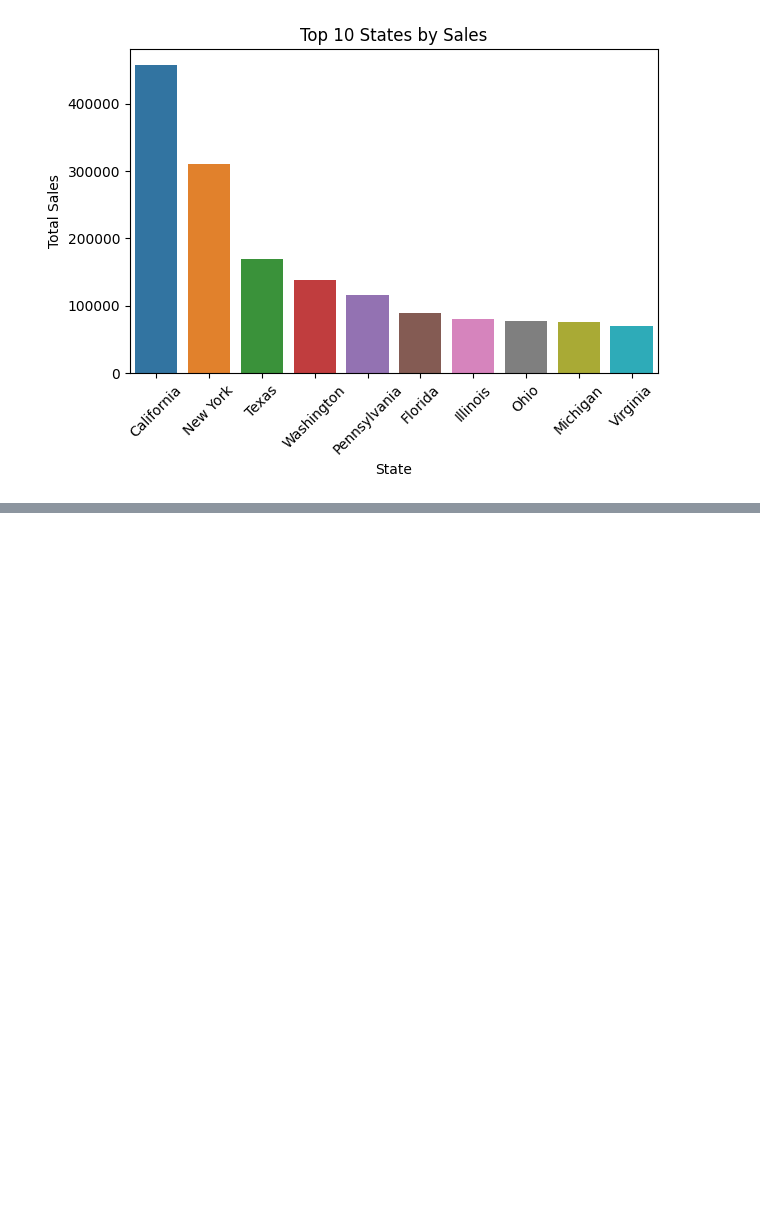
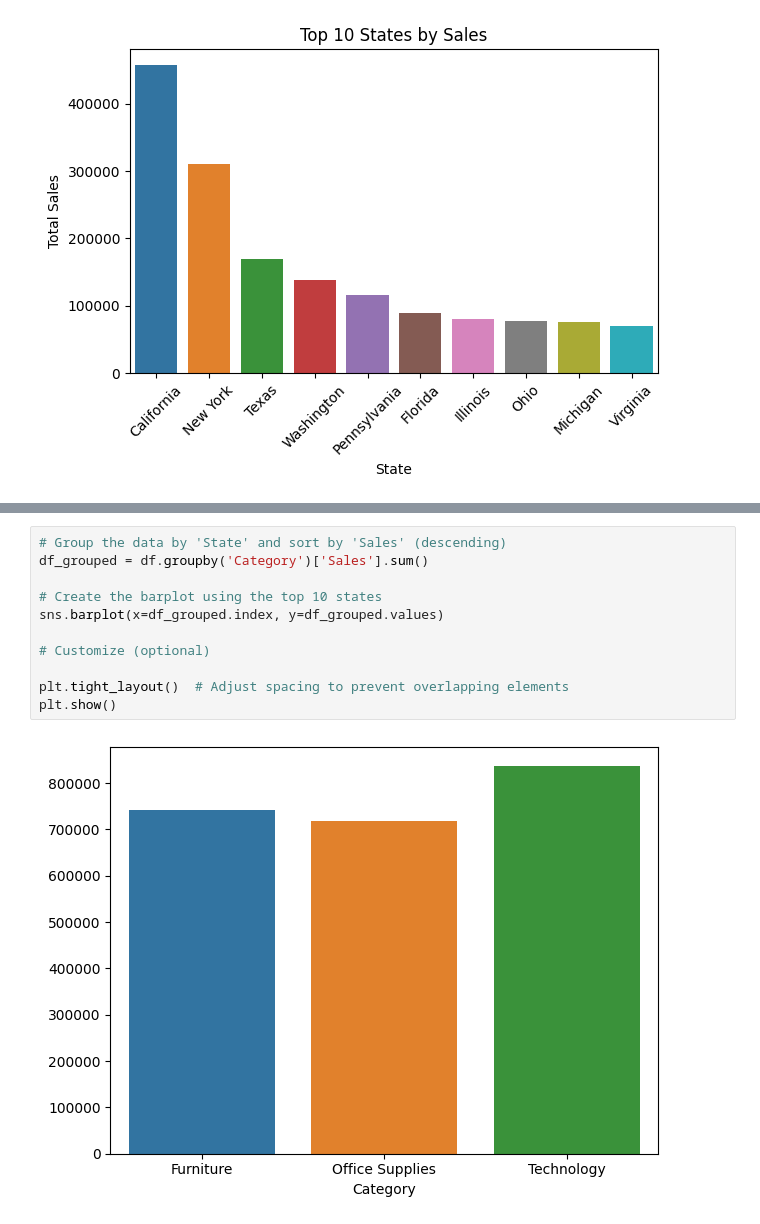
Before and after one commit to Himanshuvishwa007/super-store-sales, a Jupyter notebook: Superstore.ipynb, the cells around one changed output, grey strips where cells are left out. Drawn from its saved outputs; the diff is of its cells as text; blank space fills up the shorter version.

```diff
--- a/Superstore.ipynb
+++ b/Superstore.ipynb
@@ -139,0 +166,13 @@ plt.show()
+# %%
+# Group the data by 'State' and sort by 'Sales' (descending)
+df_grouped = df.groupby('Category')['Sales'].sum()
+
+# Create the barplot using the top 10 states
+sns.barplot(x=df_grouped.index, y=df_grouped.values)
+
+# Customize (optional)
+
+plt.tight_layout()  # Adjust spacing to prevent overlapping elements
+plt.show()
+# %% [output]
+[figure, added]
```
Also changed, not shown: parts of 3 cells of this notebook.
